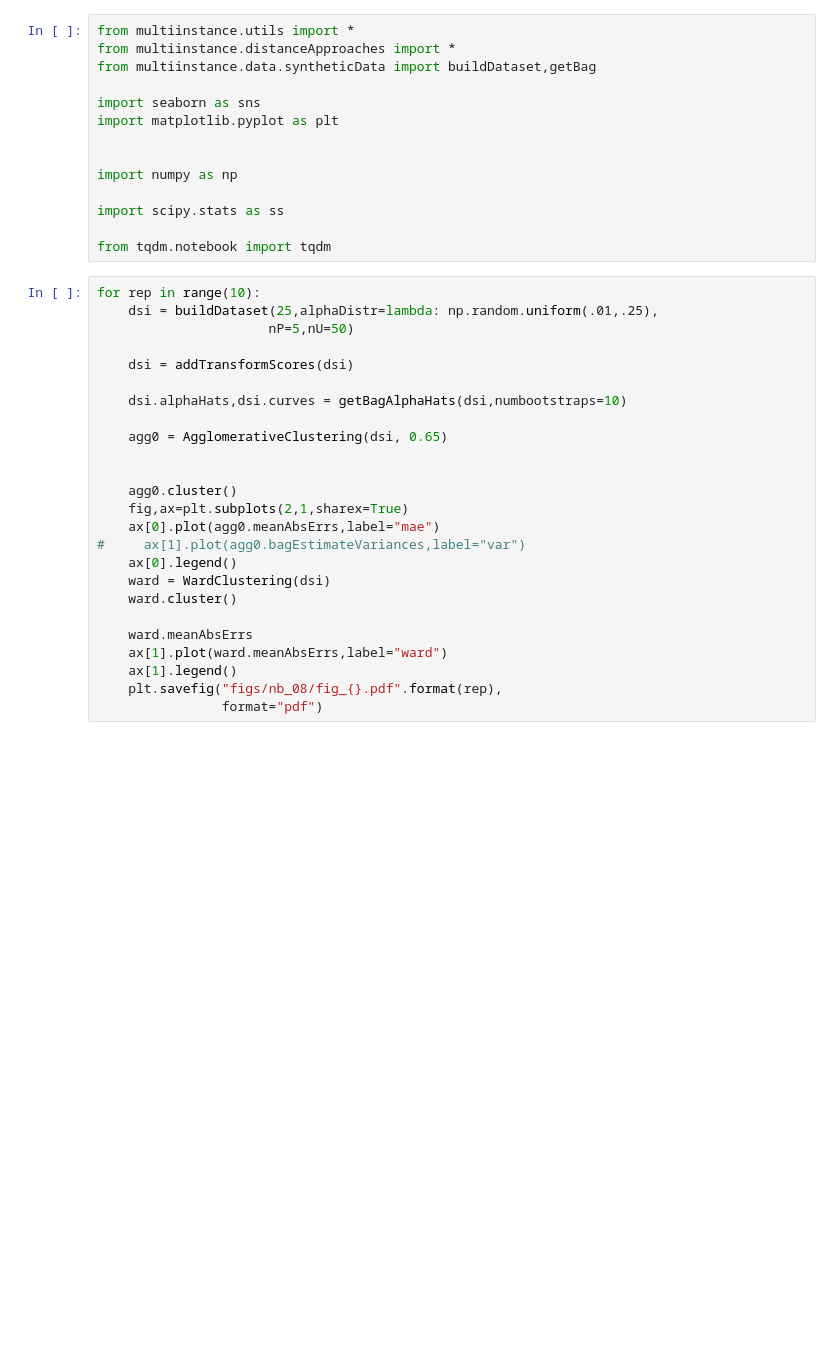
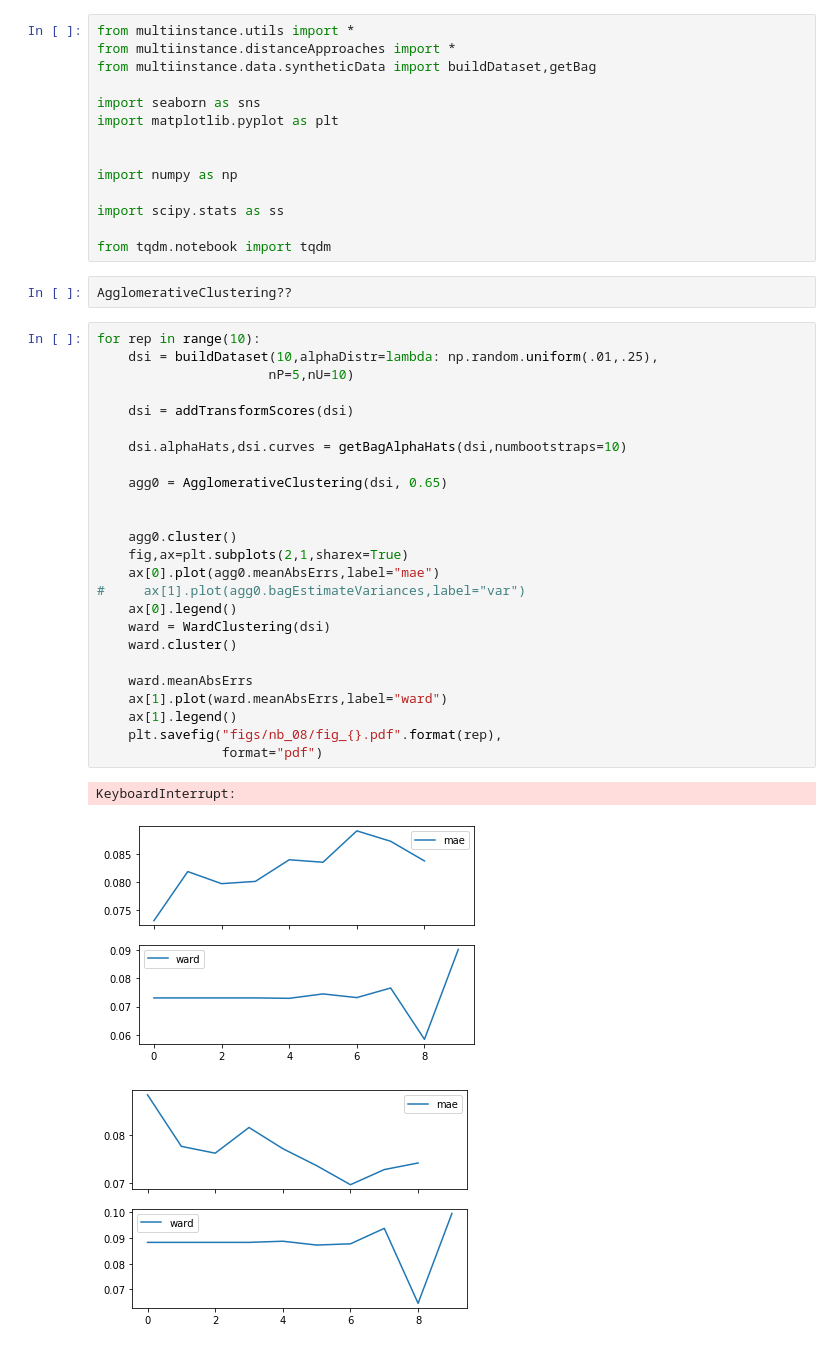
Before and after one commit to Dzeiberg/multiinstance, a Jupyter notebook: 08_compare_ks_agglomerative_to_ward_clustering.ipynb, the cells around one changed output. Saved outputs shown, nothing was run; the diff lists cells and outputs as text; blank space fills up the shorter version.

```diff
--- a/08_compare_ks_agglomerative_to_ward_clustering.ipynb
+++ b/08_compare_ks_agglomerative_to_ward_clustering.ipynb
@@ -17,28 +17,34 @@ import numpy as np
 import scipy.stats as ss
 
 from tqdm.notebook import tqdm
+# %%
+AgglomerativeClustering??
 # %%
 for rep in range(10):
-    dsi = buildDataset(25,alphaDistr=lambda: np.random.uniform(.01,.25),
-                      nP=5,nU=50)
+    dsi = buildDataset(10,alphaDistr=lambda: np.random.uniform(.01,.25),
+                      nP=5,nU=10)
 
     dsi = addTransformScores(dsi)
 
     dsi.alphaHats,dsi.curves = getBagAlphaHats(dsi,numbootstraps=10)
 
     agg0 = AgglomerativeClustering(dsi, 0.65)
 
 
     agg0.cluster()
     fig,ax=plt.subplots(2,1,sharex=True)
     ax[0].plot(agg0.meanAbsErrs,label="mae")
 #     ax[1].plot(agg0.bagEstimateVariances,label="var")
     ax[0].legend()
     ward = WardClustering(dsi)
     ward.cluster()
 
     ward.meanAbsErrs
     ax[1].plot(ward.meanAbsErrs,label="ward")
     ax[1].legend()
     plt.savefig("figs/nb_08/fig_{}.pdf".format(rep),
                 format="pdf")
+# %% [output]
+KeyboardInterrupt:
+[figure, added]
+[figure, added]
```
Also changed, not shown: parts of 1 cell of this notebook, 13 other files.
